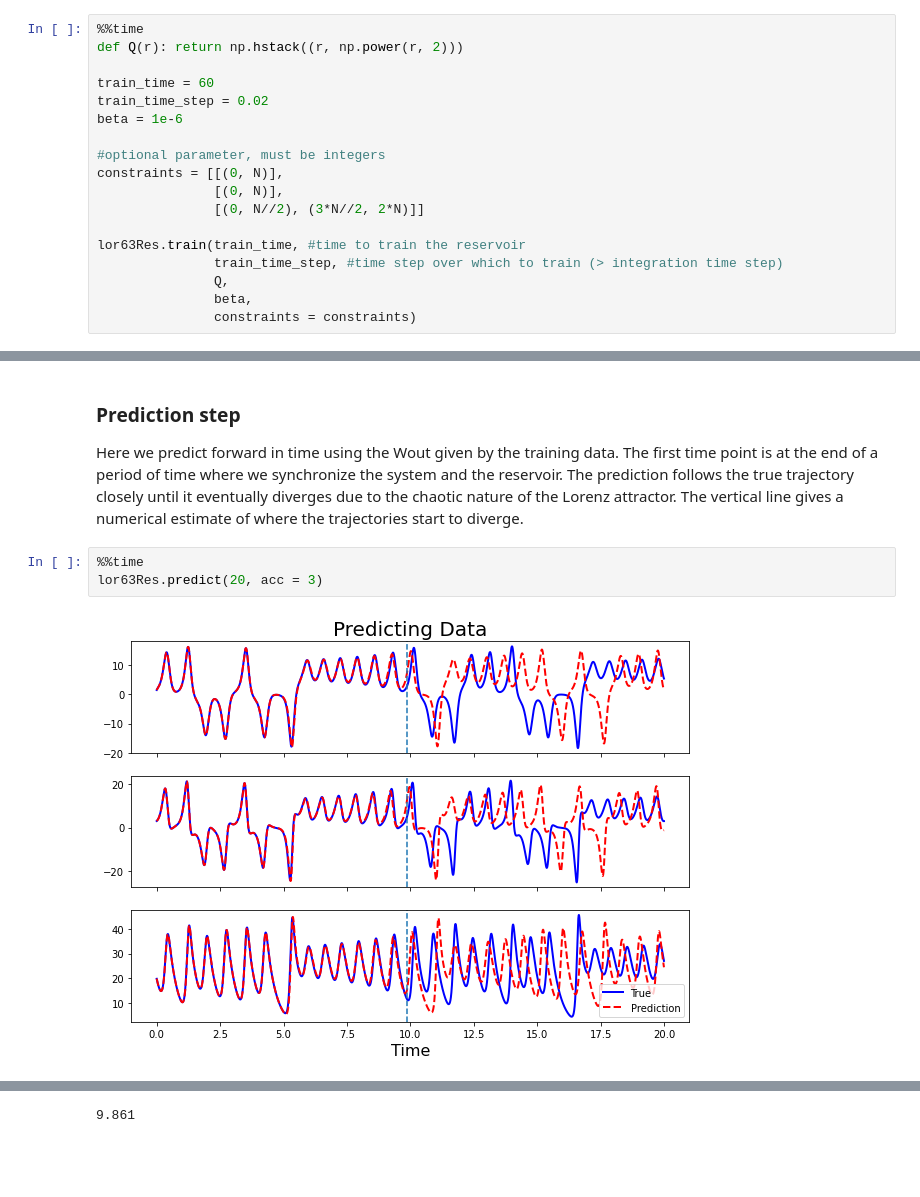
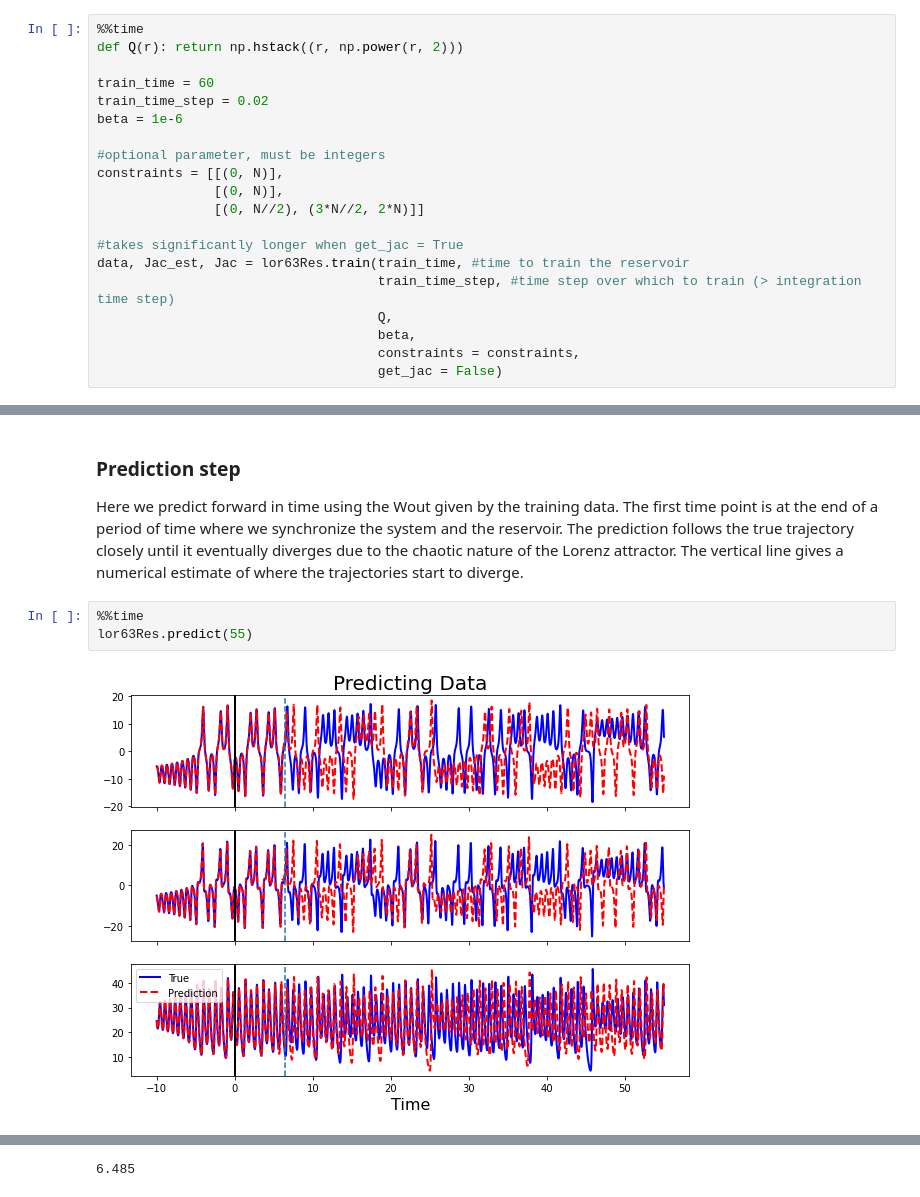
Before and after one commit to japlatt/reservoir, a Jupyter notebook: examples/Example_Lorenz_63.ipynb, the cells around one changed output, grey strips where cells are left out. Cells and saved outputs as stored; diff of their text form; blank space fills up the shorter version.

```diff
--- a/examples/Example_Lorenz_63.ipynb
+++ b/examples/Example_Lorenz_63.ipynb
@@ -147,9 +148,11 @@ constraints = [[(0, N)],
                [(0, N)],
                [(0, N//2), (3*N//2, 2*N)]]
 
-lor63Res.train(train_time, #time to train the reservoir
-               train_time_step, #time step over which to train (> integration time step)
-               Q,
-               beta,
-               constraints = constraints)
+#takes significantly longer when get_jac = True
+data, Jac_est, Jac = lor63Res.train(train_time, #time to train the reservoir
+                                    train_time_step, #time step over which to train (> integration time step)
+                                    Q,
+                                    beta,
+                                    constraints = constraints,
+                                    get_jac = False)
 # %% [output]
@@ -191,6 +181,6 @@ array([[-0.16717327, -0.01372707,  1.12976593, ...,  0.        ,
 Here we predict forward in time using the Wout given by the training data.  The first time point is at the end of a period of time where we synchronize the system and the reservoir. The prediction follows the true trajectory closely until it eventually diverges due to the chaotic nature of the Lorenz attractor.  The vertical line gives a numerical estimate of where the trajectories start to diverge.
 # %%
 %%time
-lor63Res.predict(20, acc = 3)
+lor63Res.predict(55)
 # %% [output]
-[figure, old version]
+[figure, new version]
@@ -199 +189 @@ Wall time: 14.3 s
-9.861
+6.485
```
Also changed, not shown: parts of 16 cells of this notebook, 1 other file.
